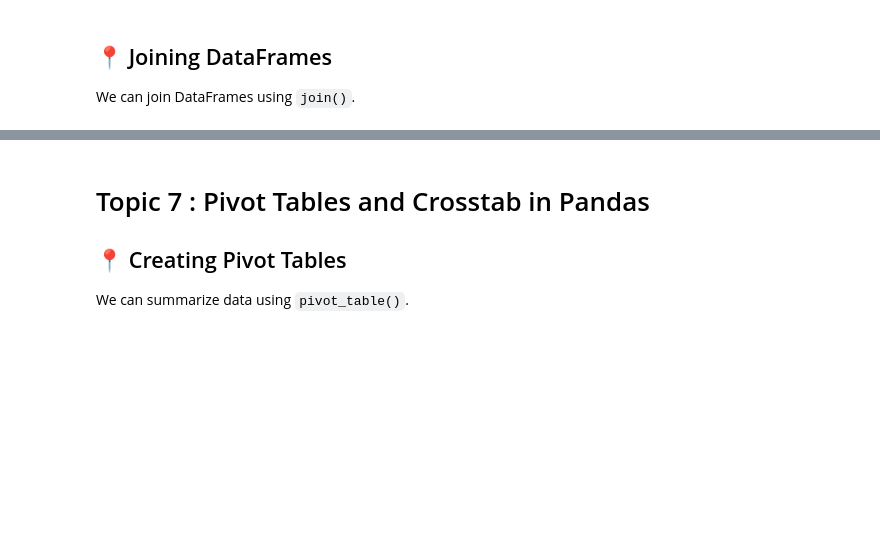
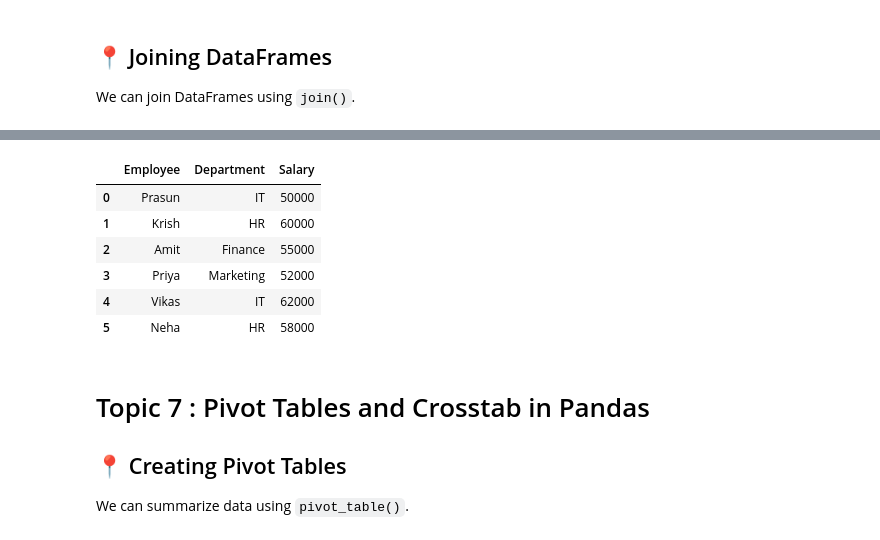
Before and after one commit to atjlok/ML, a Jupyter notebook: pandas-wp.ipynb, the cells around one changed output, grey strips where cells are left out. Saved outputs shown, nothing was run; the diff lists cells and outputs as text; code cells hidden in the pictures; blank space fills up the shorter version.

```diff
--- a/pandas-wp.ipynb
+++ b/pandas-wp.ipynb
@@ -545,39 +547,36 @@ a = df4
 # %%
 import pandas as pd
 import numpy as np
 
 # Creating a sample DataFrame df1
 
 df1 = pd.DataFrame({
     'Employee': ['Prasun', 'Krish', 'Amit', 'Priya'],
     'Department': ['IT', 'HR', 'Finance', 'Marketing'],
     'Salary': [50000, 60000, 55000, 52000]
 })
-
-
-# Creating sample DataFrame df3
-
-df3 = pd.DataFrame({
-    'Department': ['IT', 'HR', 'Finance', 'Marketing'],
-    'Location': ['Bangalore', 'Mumbai', 'Delhi', 'Pune']
-})
-
-df4 = df1.set_index('Department').join(df3.set_index('Department'))
-
 
 # Creating another sample DataFrame df5
 
 df5 = pd.DataFrame({
     'Employee': ['Vikas', 'Neha'],
     'Department': ['IT', 'HR'],
     'Salary': [62000, 58000]
 })
 
 # Concatenating DataFrames : We can concatenate DataFrames using `concat()`.
 
 concatenated_df = pd.concat([df1, df5], ignore_index=True)
 
 a = concatenated_df
+# %% [output]
+|  | Employee | Department | Salary |
+| 0 | Prasun | IT | 50000 |
+| 1 | Krish | HR | 60000 |
+| 2 | Amit | Finance | 55000 |
+| 3 | Priya | Marketing | 52000 |
+| 4 | Vikas | IT | 62000 |
+| 5 | Neha | HR | 58000 |
 # %% [markdown]
 
 # Topic 7 : Pivot Tables and Crosstab in Pandas
```
Also changed, not shown: parts of 20 cells of this notebook.
